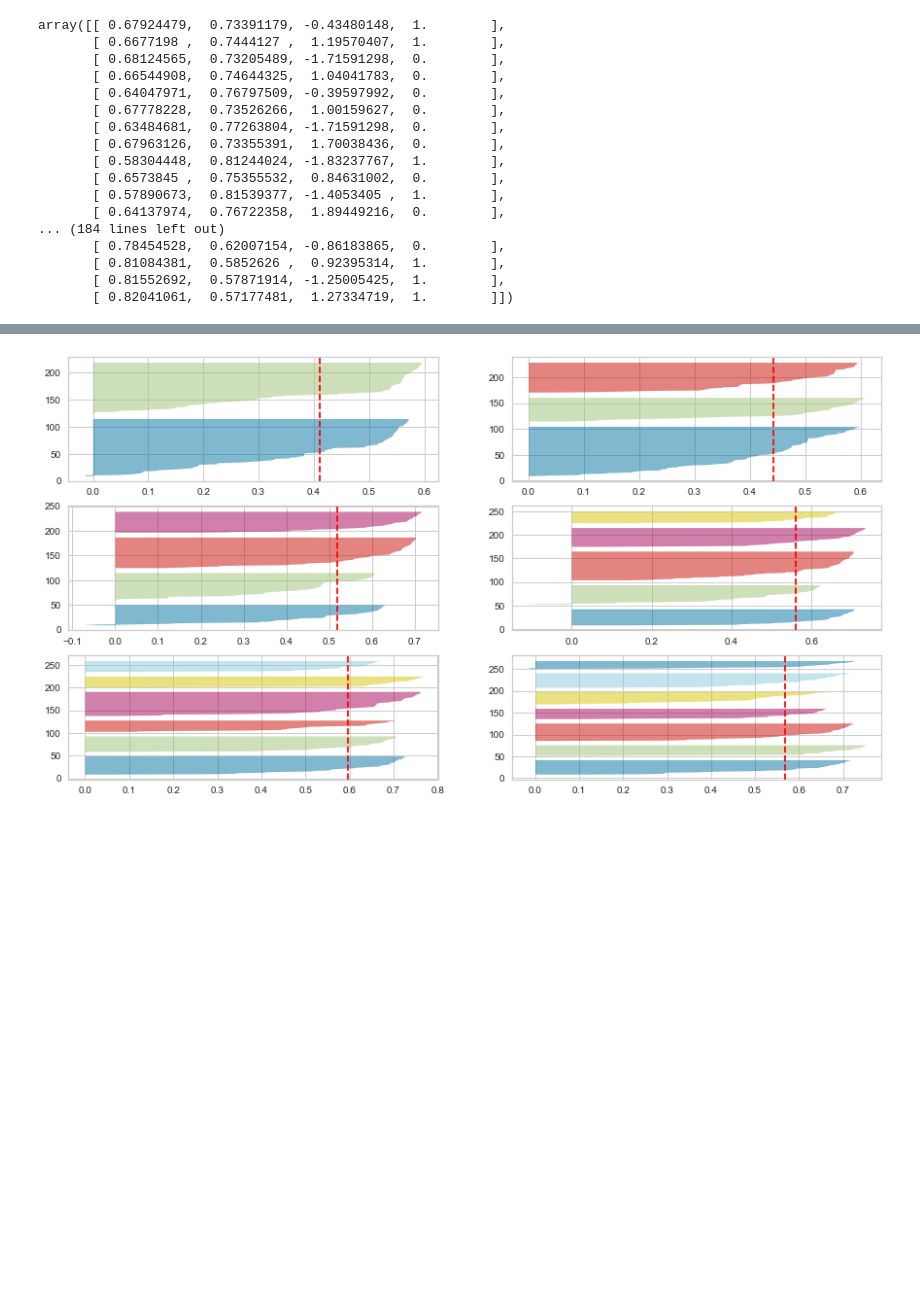
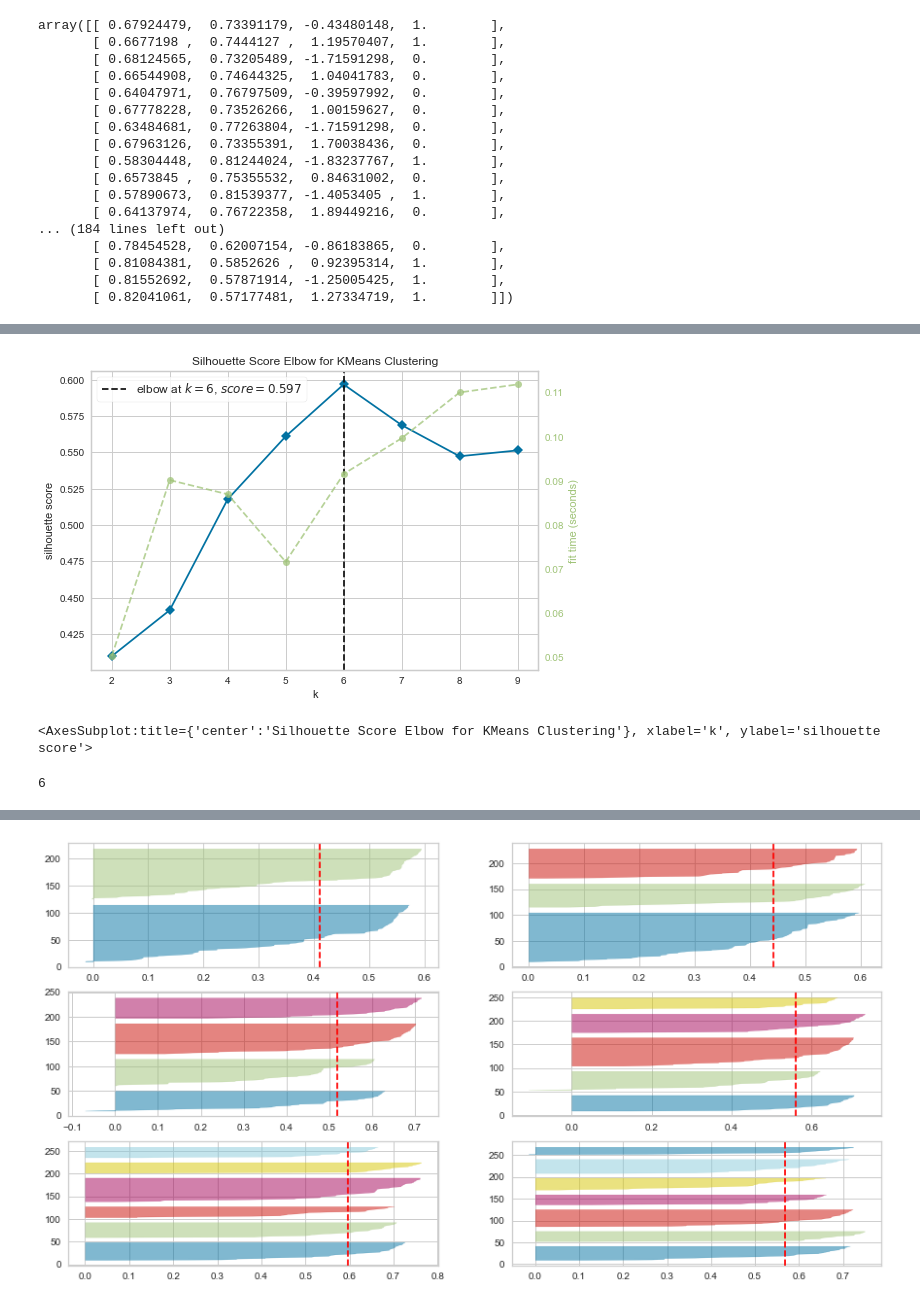
Before and after one commit to msdelaney/KMeans, a Jupyter notebook: Segmentation Pipeline.ipynb, the cells around one changed output, grey strips where cells are left out. Saved outputs shown, nothing was run; the diff lists cells and outputs as text; code cells hidden in the pictures; blank space fills up the shorter version.

```diff
--- a/Segmentation Pipeline.ipynb
+++ b/Segmentation Pipeline.ipynb
@@ -141,0 +142,13 @@ print(OptimalClusters)
+# %%
+from yellowbrick.cluster import KElbowVisualizer
+
+visualizer = KElbowVisualizer(pipe['clf'], k=(2,10),metric='silhouette')
+visualizer.fit(pipe['preprocess'].fit_transform(df))        # Fit the data to the visualizer
+visualizer.show()        # Finalize and render the figure
+# %% [output]
+[figure, added]
+<AxesSubplot:title={'center':'Silhouette Score Elbow for KMeans Clustering'}, xlabel='k', ylabel='silhouette score'>
+# %%
+visualizer.elbow_value_
+# %% [output]
+6
```
Also changed, not shown: parts of 3 cells of this notebook.
